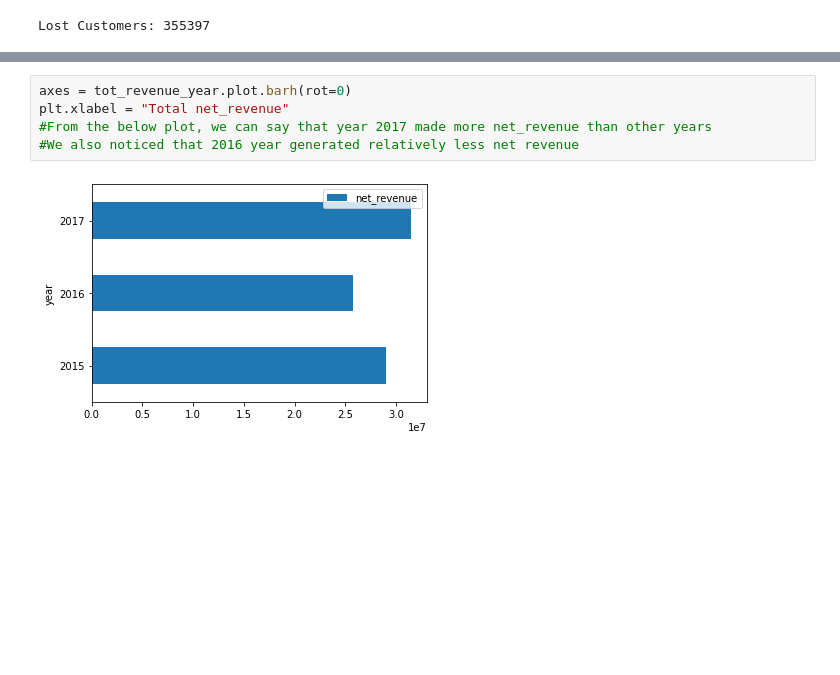
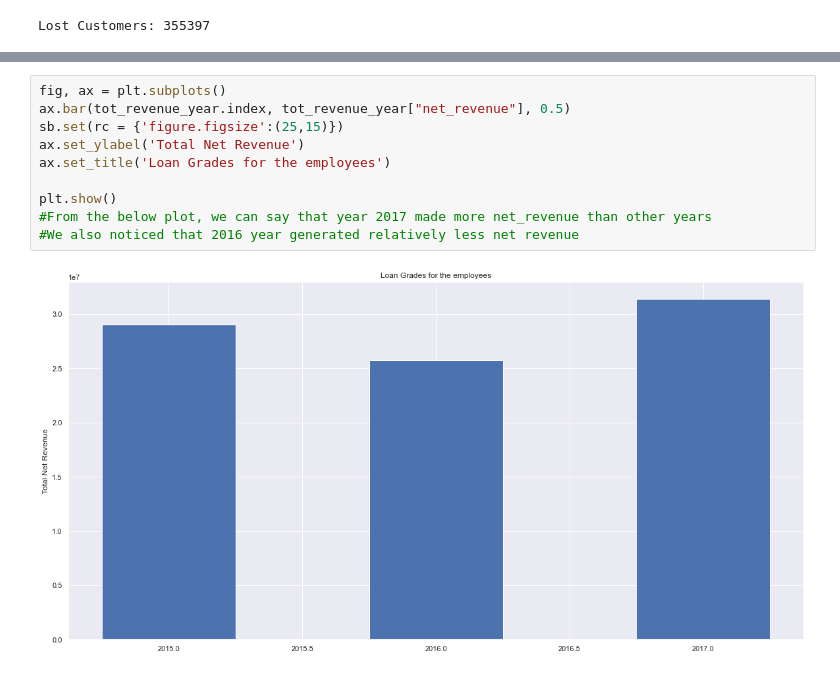
Before and after one commit to niharikaRS/CaseStudy, a Jupyter notebook: CaseStudy#2.ipynb, the cells around one changed output, grey strips where cells are left out. Cells and saved outputs as stored; diff of their text form; blank space fills up the shorter version.

```diff
--- a/CaseStudy#2.ipynb
+++ b/CaseStudy#2.ipynb
@@ -145,7 +145,12 @@ plt.pie(customers,labels = customers_labels, explode = [0.1,0.1,0.1])
 # %%
-axes = tot_revenue_year.plot.barh(rot=0)
-plt.xlabel = "Total net_revenue"
+fig, ax = plt.subplots()
+ax.bar(tot_revenue_year.index, tot_revenue_year["net_revenue"], 0.5)
+sb.set(rc = {'figure.figsize':(25,15)})
+ax.set_ylabel('Total Net Revenue')
+ax.set_title('Loan Grades for the employees')
+
+plt.show()
 #From the below plot, we can say that year 2017 made more net_revenue than other years
 #We also noticed that 2016 year generated relatively less net revenue
 # %% [output]
-[figure, old version]
+[figure, new version]
```
Also changed, not shown: parts of 1 cell of this notebook, 1 other file.
